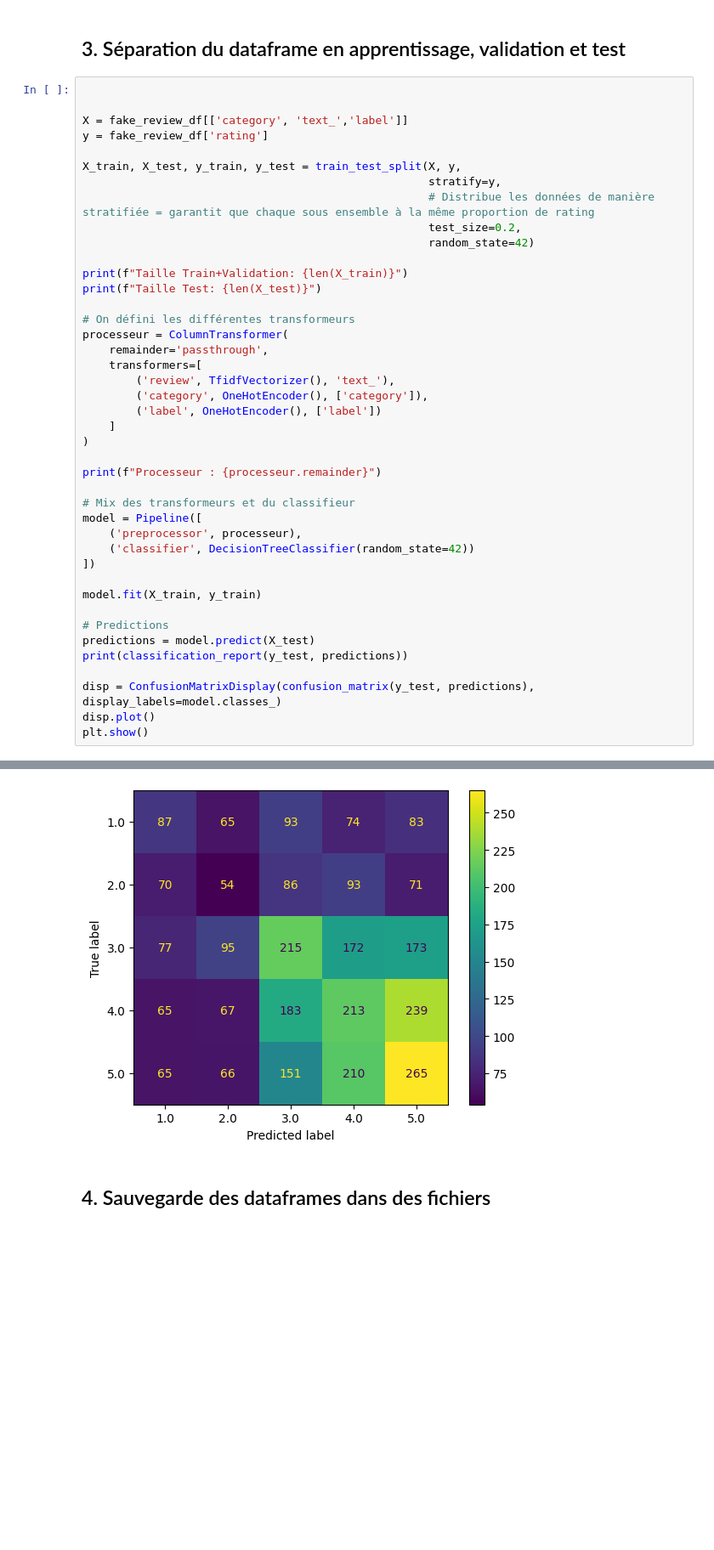
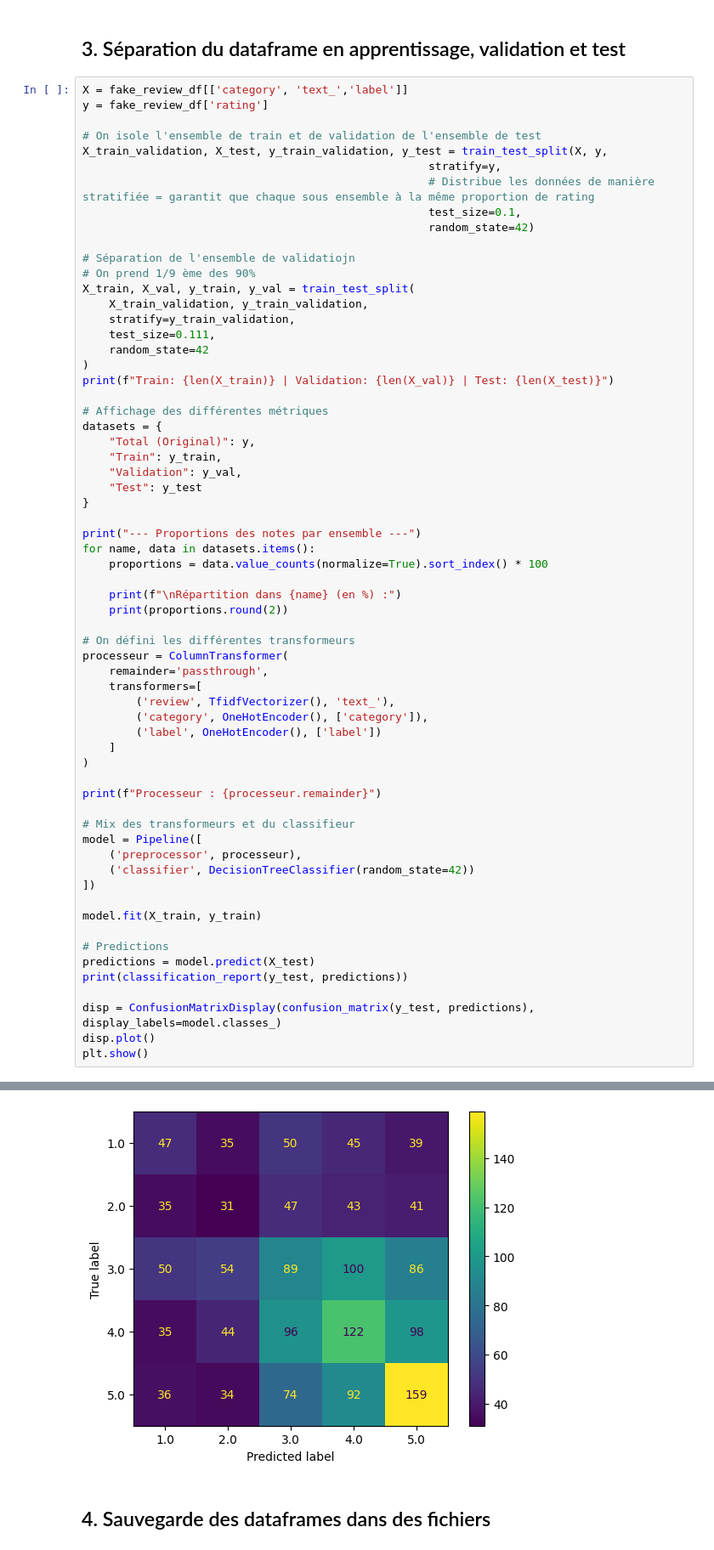
Before and after one commit to Rikvalix/NLP_customers_reviews, a Jupyter notebook: notebook-1_preparation-donnees.ipynb, the cells around one changed output, grey strips where cells are left out. Shown at 85% size. Drawn from its saved outputs; the diff is of its cells as text; blank space fills up the shorter version.

Commit message:
feat: move spacy dans nt 4 et split en 8-1-1

```diff
--- a/notebook-1_preparation-donnees.ipynb
+++ b/notebook-1_preparation-donnees.ipynb
@@ -172,19 +124,40 @@ nb_mots.plot(kind='hist',
 # %% [markdown]
 ## 3. Séparation du dataframe en apprentissage, validation et test
 # %%
-
-
 X = fake_review_df[['category', 'text_','label']]
 y = fake_review_df['rating']
 
-X_train, X_test, y_train, y_test = train_test_split(X, y,
+# On isole l'ensemble de train et de validation de l'ensemble de test
+X_train_validation, X_test, y_train_validation, y_test = train_test_split(X, y,
                                                     stratify=y,
                                                     # Distribue les données de manière stratifiée = garantit que chaque sous ensemble à la même proportion de rating
-                                                    test_size=0.2,
+                                                    test_size=0.1,
                                                     random_state=42)
 
-print(f"Taille Train+Validation: {len(X_train)}")
-print(f"Taille Test: {len(X_test)}")
+# Séparation de l'ensemble de validatiojn
+# On prend 1/9 ème des 90%
+X_train, X_val, y_train, y_val = train_test_split(
+    X_train_validation, y_train_validation,
+    stratify=y_train_validation,
+    test_size=0.111,
+    random_state=42
+)
+print(f"Train: {len(X_train)} | Validation: {len(X_val)} | Test: {len(X_test)}")
+
+# Affichage des différentes métriques
+datasets = {
+    "Total (Original)": y,
+    "Train": y_train,
+    "Validation": y_val,
+    "Test": y_test
+}
+
+print("--- Proportions des notes par ensemble ---")
+for name, data in datasets.items():
+    proportions = data.value_counts(normalize=True).sort_index() * 100
+
+    print(f"\nRépartition dans {name} (en %) :")
+    print(proportions.round(2))
 
 # On défini les différentes transformeurs
 processeur = ColumnTransformer(
@@ -231,4 +207,4 @@ weighted avg       0.27      0.28      0.27      3032
-[figure, old version]
+[figure, new version]
 # %% [markdown]
 ## 4. Sauvegarde des dataframes dans des fichiers
 # %%
```
Also changed, not shown: parts of 5 cells of this notebook, 3 other files.
